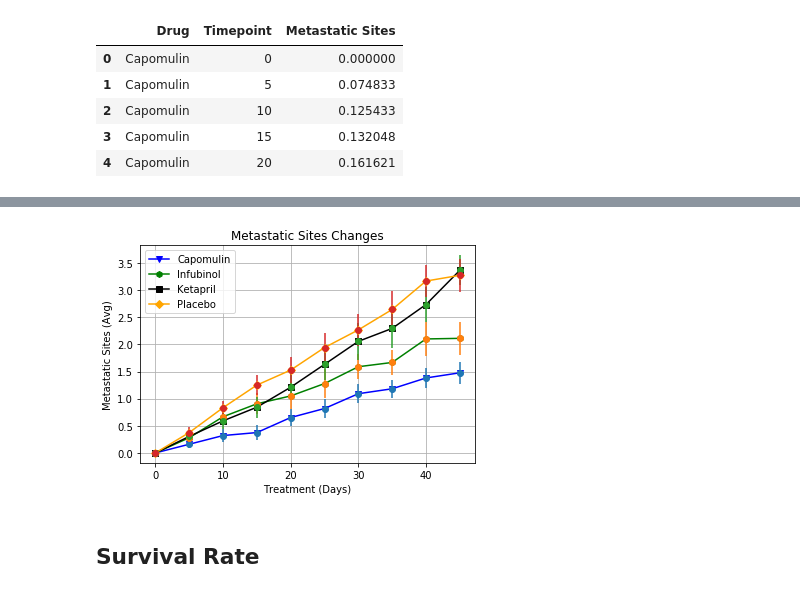
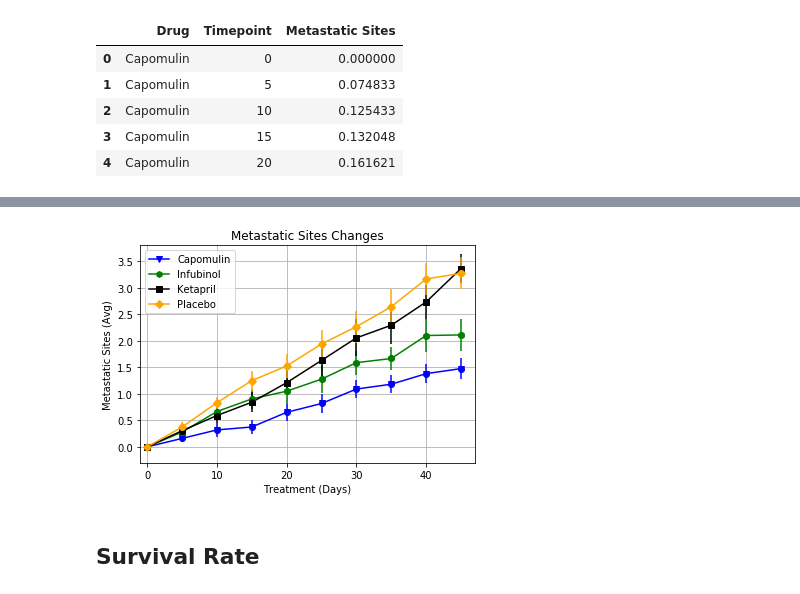
Before and after one commit to cfogel55/BootcampRepo, a Jupyter notebook: Pymaceuticals.ipynb, the cells around one changed output, grey strips where cells are left out. Drawn from its saved outputs; the diff is of its cells as text; code cells hidden in the pictures.

```diff
--- a/Pymaceuticals.ipynb
+++ b/Pymaceuticals.ipynb
@@ -171,35 +173,37 @@ standard_error_pivot
 # %%
 x_axis = list(np.arange(0, 50, 5))
 
 y_axis = list(mean_metsites_changes_pivot['Capomulin'])
 standard_errors = list(standard_error_pivot['Capomulin'])
-plt.errorbar(x_axis, y_axis, standard_errors, fmt="o")
+plt.errorbar(x_axis, y_axis, standard_errors, fmt="o", color="blue")
 plt.plot(x_axis, y_axis, marker="v",color="blue", linewidth=1.5, label="Capomulin")
 
 y_axis = list(mean_metsites_changes_pivot['Infubinol'])
 standard_errors = list(standard_error_pivot['Infubinol'])
-plt.errorbar(x_axis, y_axis, standard_errors, fmt="o")
+plt.errorbar(x_axis, y_axis, standard_errors, fmt="o", color="green")
 plt.plot(x_axis, y_axis, marker="h",color="green", linewidth=1.5, label="Infubinol")
 
 y_axis = list(mean_metsites_changes_pivot['Ketapril'])
 standard_errors = list(standard_error_pivot['Ketapril'])
-plt.errorbar(x_axis, y_axis, standard_errors, fmt="o")
+plt.errorbar(x_axis, y_axis, standard_errors, fmt="o", color="black")
 plt.plot(x_axis, y_axis, marker="s",color="black", linewidth=1.5, label="Ketapril")
 
 y_axis = list(mean_metsites_changes_pivot['Placebo'])
 standard_errors = list(standard_error_pivot['Placebo'])
-plt.errorbar(x_axis, y_axis, standard_errors, fmt="o")
+plt.errorbar(x_axis, y_axis, standard_errors, fmt="o", color="orange")
 plt.plot(x_axis, y_axis, marker="D",color="orange", linewidth=1.5, label="Placebo")
 
 plt.grid()
 plt.title("Metastatic Sites Changes")
 plt.xlabel("Treatment (Days)")
 plt.ylabel("Metastatic Sites (Avg)")
 plt.legend()
+plt.xlim(-1, 47)
+plt.ylim(-0.3, 3.8)
 plt.savefig("Metastatic Sites Changes")
 plt.show()
 # %% [output]
-[figure, old version]
+[figure, new version]
 # %% [markdown]
 ## Survival Rate
 # %%
```
Also changed, not shown: parts of 9 cells of this notebook.
